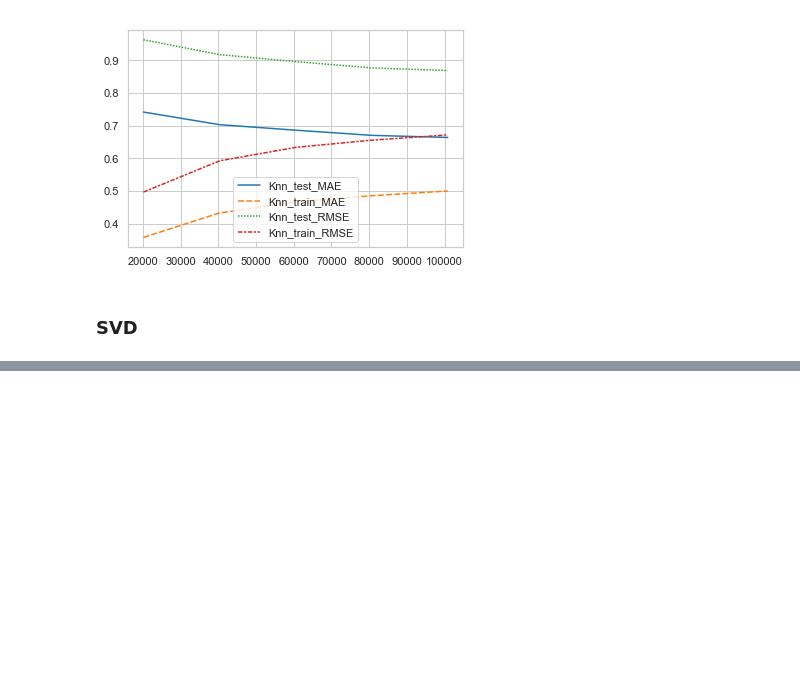
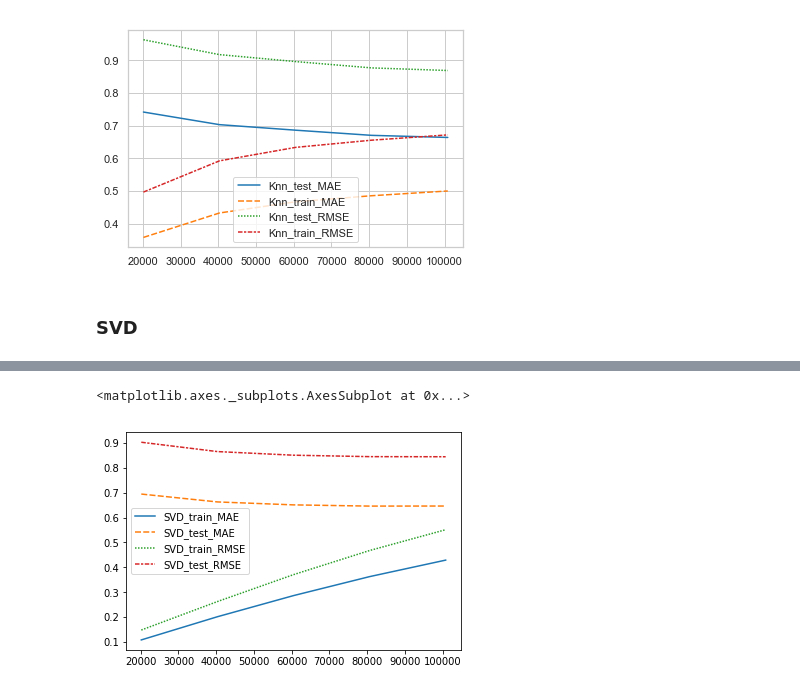
Before and after one commit to YLDAPhoenix11/Personalization, a Jupyter notebook: HW2.ipynb, the cells around one changed output, grey strips where cells are left out. Cells and saved outputs as stored; diff of their text form; code cells hidden in the pictures; blank space fills up the shorter version.

```diff
--- a/HW2.ipynb
+++ b/HW2.ipynb
@@ -203,10 +327,10 @@ Test time         0.06    0.05    0.05    0.11    0.06    0.05    0.05    0.06
 # %%
 param_grid = {'lr_all': learning_rate,'reg_all':regularization}
-knn_gs=GridSearchCV(KNNBaseline,param_grid)
-knn_gs.fit(data)
+svd_gs=GridSearchCV(SVD,param_grid)
+svd_gs.fit(data)
 
-bestlr = knn_gs.best_params['mae']['lr_all']
-bestreg=knn_gs.best_params['mae']['reg_all']
+bestlr = svd_gs.best_params['mae']['lr_all']
+bestreg=svd_gs.best_params['mae']['reg_all']
 # %%
 SVD_time = []
 SVD_train_MAE=[]
@@ -227,0 +402,8 @@ SVD_size_effect.append([SVD_time,SVD_train_MAE,SVD_test_MAE,SVD_train_RMSE,SVD_t
+# %%
+svd_newsize = pd.DataFrame(np.column_stack([SVD_train_MAE, SVD_test_MAE,SVD_train_RMSE, SVD_test_RMSE]),
+                   columns=['SVD_train_MAE', 'SVD_test_MAE','SVD_train_RMSE', 'SVD_test_RMSE'])
+svd_newsize.index = new_size
+sns.lineplot(data = svd_newsize, palette="tab10")
+# %% [output]
+<matplotlib.axes._subplots.AxesSubplot at 0x...>
+[figure, added]
```
Also changed, not shown: parts of 28 cells of this notebook.
